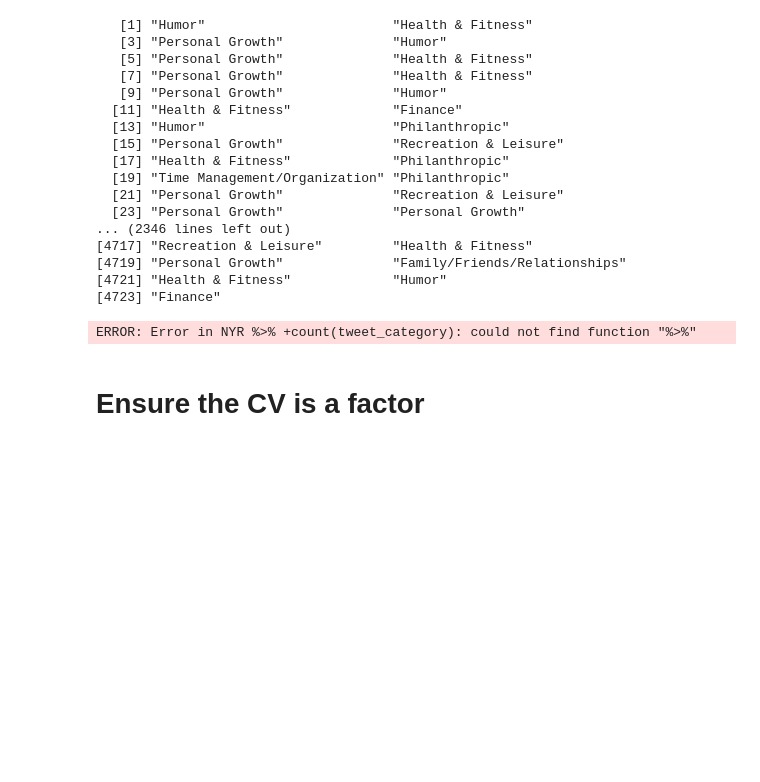
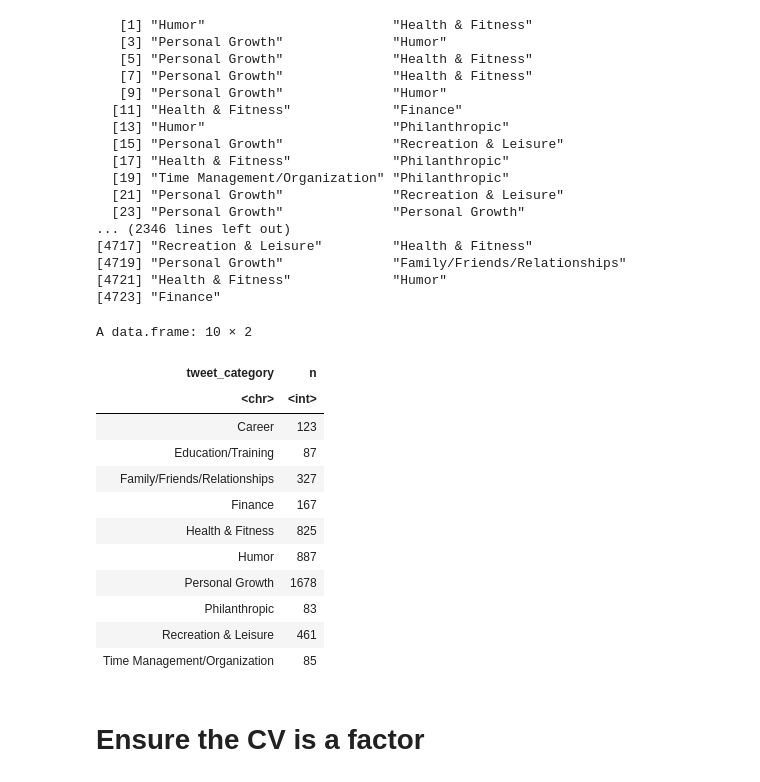
Before and after one commit to jkiluva/final-project, a Jupyter notebook: ANCOVA Final Project.ipynb, the cells around one changed output. Saved outputs shown, nothing was run; the diff lists cells and outputs as text; code cells hidden in the pictures; blank space fills up the shorter version.

Commit message:
added the tweet_category count

```diff
--- a/ANCOVA Final Project.ipynb
+++ b/ANCOVA Final Project.ipynb
@@ -92,10 +90,21 @@ NYR$tweet_category
 [4721] "Health & Fitness"             "Humor"
 [4723] "Finance"
 # %%
-NYR%>%
-+count(tweet_category)
+NYR %>% count(tweet_category)
 # %% [output]
-ERROR: Error in NYR %>% +count(tweet_category): could not find function "%>%"
+A data.frame: 10 × 2
+| tweet_category | n |
+| <chr> | <int> |
+| Career | 123 |
+| Education/Training | 87 |
+| Family/Friends/Relationships | 327 |
+| Finance | 167 |
+| Health & Fitness | 825 |
+| Humor | 887 |
+| Personal Growth | 1678 |
+| Philanthropic | 83 |
+| Recreation & Leisure | 461 |
+| Time Management/Organization | 85 |
 # %%
 str(NYR$gender)
 # %%
```
Also changed, not shown: parts of 1 cell of this notebook.
